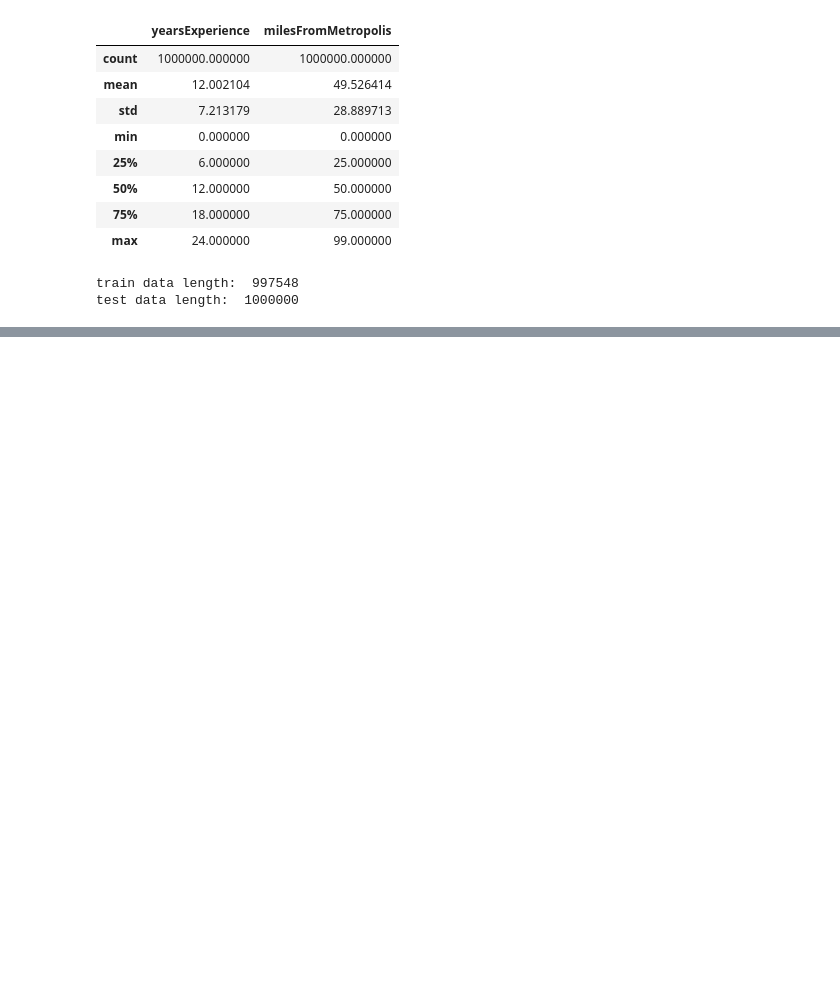
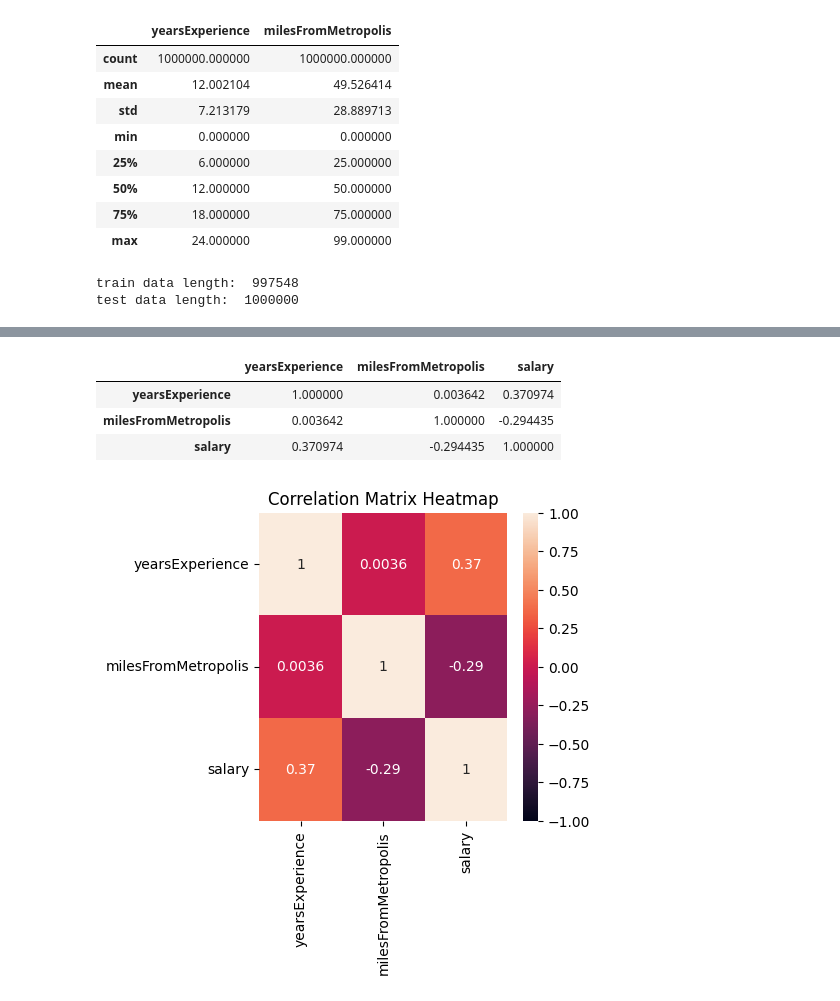
Before and after one commit to Kiran0R0Patil/ai-robotics-employee-salary-insights-and-predictions, a Jupyter notebook: employee-salary-insights-and-predictions.ipynb, the cells around one changed output, grey strips where cells are left out. Cells and saved outputs as stored; diff of their text form; code cells hidden in the pictures; blank space fills up the shorter version.

Commit message:
Kaggle Notebook | employee salary insights and predictions | Version 3

```diff
--- a/employee-salary-insights-and-predictions.ipynb
+++ b/employee-salary-insights-and-predictions.ipynb
@@ -219,3 +219,9 @@ Data columns (total 8 columns):
  7   milesFromMetropolis  1000000 non-null  int64
 dtypes: int64(2), object(6)
 memory usage: 61.0+ MB
+# %%
+# since jobid are unique id which do not have any relation with th salary
+# we'll be dropping the jobid
+df = df.drop(['jobId'],axis=1)
+df
+# we can drop the company_id as well but lets check the correlation metrics to confirm
@@ -221,0 +242,3 @@ memory usage: 61.0+ MB
+# %%
+df_test = df_test.drop(['jobId'],axis=1)
+df_test
@@ -284,0 +327,13 @@ milesFromMetropolis : 100
+# %%
+# creating empty list to store categorical column names and numerical column names respectively.
+cat_list = []
+num_list = []
+# looping on whole data set to get the column names.
+for x in df:
+    if df[x].dtype == 'object':
+        cat_list.append(x)
+    else:
+        num_list.append(x)
+
+print(cat_list);
+print(num_list);
@@ -284,0 +420,17 @@ milesFromMetropolis : 100
+# %%
+corr = df[num_list].corr()
+corr.style.background_gradient(cmap='coolwarm')
+# %% [output]
+|  | yearsExperience | milesFromMetropolis | salary |
+| yearsExperience | 1.000000 | 0.003642 | 0.370974 |
+| milesFromMetropolis | 0.003642 | 1.000000 | -0.294435 |
+| salary | 0.370974 | -0.294435 | 1.000000 |
+# %%
+# Set up the matplotlib figure
+plt.figure(figsize=(4,4))
+# Create a heatmap
+sns.heatmap(corr, annot=True, vmin=-1,vmax=1)
+plt.title('Correlation Matrix Heatmap')
+plt.show()
+# %% [output]
+[figure, added]
```
Also changed, not shown: parts of 11 cells of this notebook.
